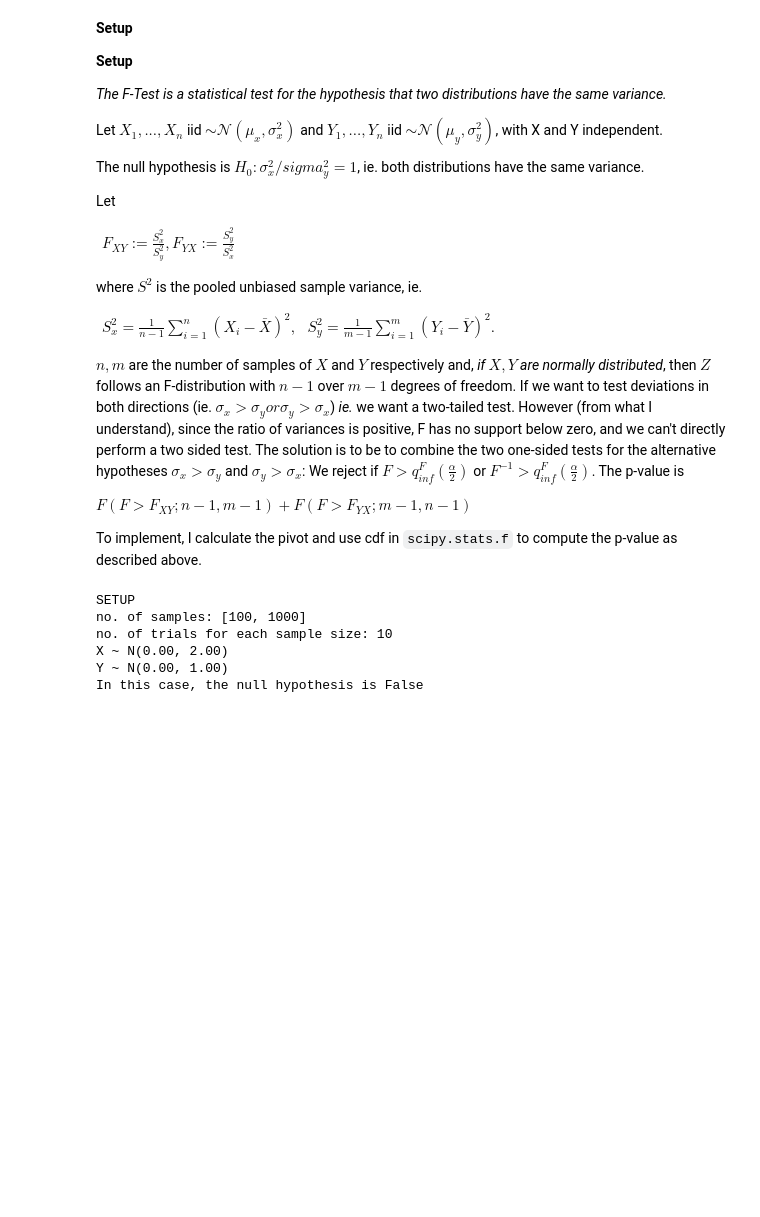
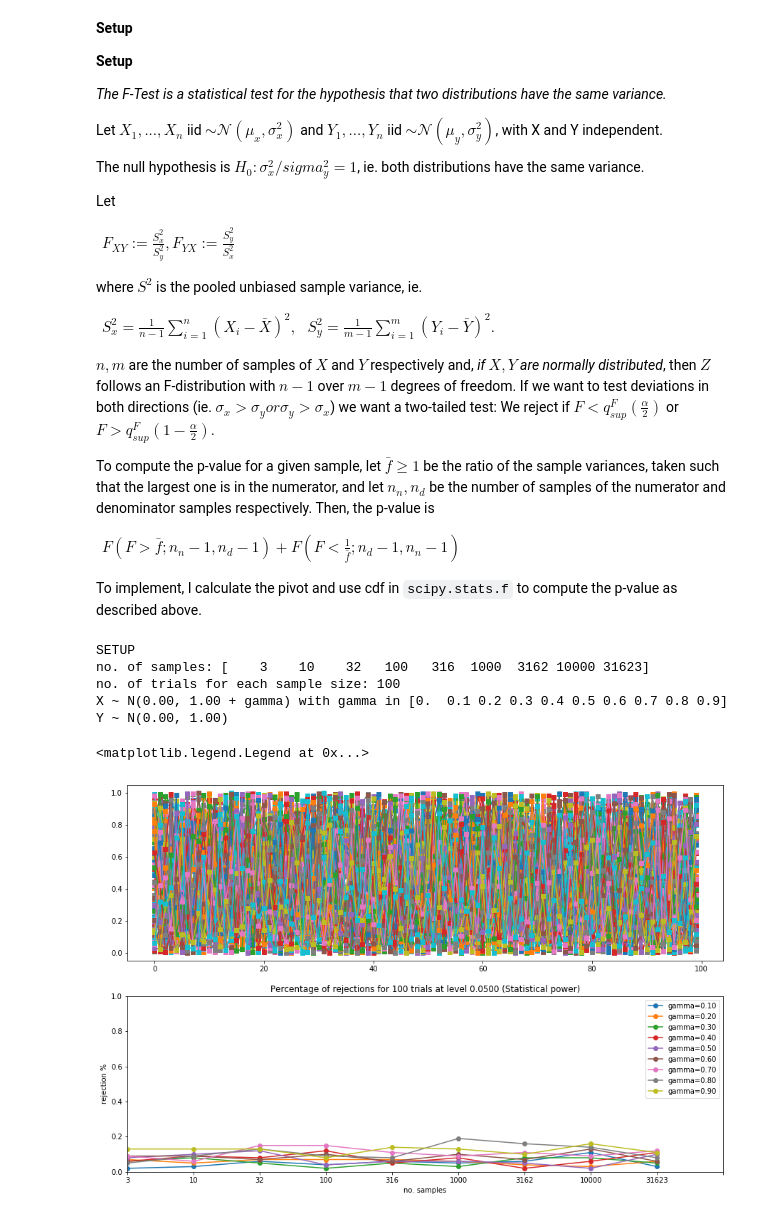
Before and after one commit to juangamella/aicp, a Jupyter notebook: notebooks/ftest_experiments.ipynb, the cells around one changed output. Drawn from its saved outputs; the diff is of its cells as text; code cells hidden in the pictures; blank space fills up the shorter version.

```diff
--- a/notebooks/ftest_experiments.ipynb
+++ b/notebooks/ftest_experiments.ipynb
@@ -30,30 +30,78 @@ S_x^2 = \frac{1}{n-1}\sum_{i=1}^n(X_i - \bar{X})^2,\ \ \ S_y^2 = \frac{1}{m-1}\s
 \end{align*}
 $
 
-$n,m$ are the number of samples of $X$ and $Y$ respectively and, *if $X,Y$ are normally distributed*, then $Z$ follows an F-distribution with $n-1$ over $m-1$ degrees of freedom. If we want to test deviations in both directions (ie. $\sigma_x > \sigma_y or \sigma_y > \sigma_x$) *ie.* we want a two-tailed test. However (from what I understand), since the ratio of variances is positive, F has no support below zero, and we can't directly perform a two sided test. The solution is to be to combine the two one-sided tests for the alternative hypotheses $\sigma_x > \sigma_y$ and $\sigma_y > \sigma_x$: We reject if $F > q_{inf}^F(\frac{\alpha}{2})$ or $F^{-1} > q_{inf}^F(\frac{\alpha}{2})$. The p-value is
+$n,m$ are the number of samples of $X$ and $Y$ respectively and, *if $X,Y$ are normally distributed*, then $Z$ follows an F-distribution with $n-1$ over $m-1$ degrees of freedom. If we want to test deviations in both directions (ie. $\sigma_x > \sigma_y or \sigma_y > \sigma_x$) we want a two-tailed test: We reject if $F < q_{sup}^F(\frac{\alpha}{2})$ or $F > q_{sup}^F(1-\frac{\alpha}{2})$.
+
+To compute the p-value for a given sample, let $\bar{f} \geq 1$ be the ratio of the sample variances, taken such that the largest one is in the numerator, and let $n_n, n_d$ be the number of samples of the numerator and denominator samples respectively. Then, the p-value is
 
 $
-F(F > F_{XY}; n-1, m-1) + F(F > F_{YX}; m-1, n-1)
+\begin{align*}
+F(F > \bar{f}; n_n-1, n_d-1) + F(F < \frac{1}{\bar{f}}; n_d-1, n_n-1)
+\end{align*}
 $
 
 To implement, I calculate the pivot and use cdf in `scipy.stats.f` to compute the p-value as described above.
 # %%
-N = [100, 1000]#(10**(np.arange(0.5,5,0.5))).round().astype(int)
-trials = 10
+N = (10**(np.arange(0.5,5,0.5))).round().astype(int)
+Gamma = np.arange(0, 1, 0.1)
+trials = 100
 mu = 0
-sigma_x = 2
+sigma_x = 1
 sigma_y = 1
 alpha = 0.05
 
 print("SETUP\nno. of samples: %s" % N)
 print("no. of trials for each sample size: %d" % trials)
-print("X ~ N(%0.2f, %0.2f)" % (mu, sigma_x))
+print("X ~ N(%0.2f, %0.2f + gamma) with gamma in %s" % (mu, sigma_x, Gamma))
 print("Y ~ N(%0.2f, %0.2f)" % (mu, sigma_y))
-print("In this case, the null hypothesis is %s" % (sigma_x == sigma_y))
 # %% [output]
 SETUP
-no. of samples: [100, 1000]
-no. of trials for each sample size: 10
-X ~ N(0.00, 2.00)
+no. of samples: [    3    10    32   100   316  1000  3162 10000 31623]
+no. of trials for each sample size: 100
+X ~ N(0.00, 1.00 + gamma) with gamma in [0.  0.1 0.2 0.3 0.4 0.5 0.6 0.7 0.8 0.9]
 Y ~ N(0.00, 1.00)
-In this case, the null hypothesis is False
+# %%
+def ftest(X,Y,axis):
+    alpha = 0.05
+    """Return the pivot and p-value of the F-test for the given samples"""
+    F = np.var(Y, axis, ddof=1) / np.var(X, axis, ddof=1)
+    n = X.shape[1] - 1
+    m = Y.shape[1] - 1
+    # Test using critical values
+    cl, cr = f.ppf(alpha/2, m, n), f.ppf(1-alpha/2, m, n)
+    reject = np.logical_or(F < cl, F > cr)
+    # Test using p-values
+    p = f.cdf(F, m, n)
+    p_value = 2 * np.minimum(p, 1-p)
+    assert((reject == (p_value < alpha)).all())
+    return F, p_value
+# %%
+np.random.seed(42)
+# Run tests and plot results
+plt.figure(figsize = (15,10))
+rejected = np.zeros((len(Gamma),len(N)))
+for k,gamma in enumerate(Gamma):
+    for i,n in enumerate(N):
+        X = np.random.normal(mu, sigma_x + gamma,size=(trials,5))
+        Y = np.random.normal(mu, sigma_y, size=(trials,4))
+        (_, p_value) = ftest(X, Y, axis=1)
+        plt.subplot(211)
+        plt.plot(p_value, "-s", label="%d samples" % n)
+        rejected[k,i] = np.sum((p_value < alpha).astype(int)) / trials
+
+    if gamma != 0:
+        plt.subplot(212)
+        plt.plot(rejected[k,:], '-o', label=("gamma=%0.2f" % gamma))
+
+plt.subplot(212)
+plot_meaning = "Statistical power"
+plt.title("Percentage of rejections for %d trials at level %0.4f (%s)" % (trials, alpha, plot_meaning))
+ax = plt.gca()
+ax.set_xticklabels(N)
+plt.axis([0, len(N), 0, 1])
+plt.xlabel("no. samples")
+plt.ylabel("rejection %")
+plt.legend()
+# %% [output]
+<matplotlib.legend.Legend at 0x...>
+[figure, added]
```
Also changed, not shown: parts of 4 cells of this notebook, 1 other file.
